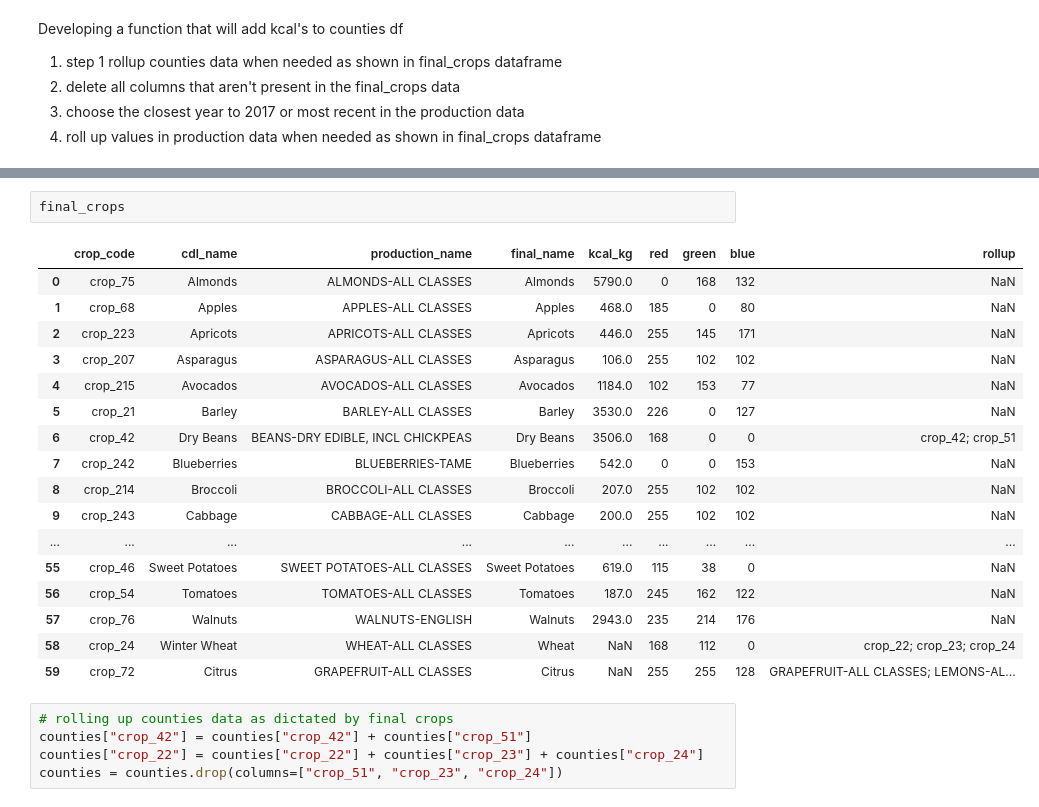
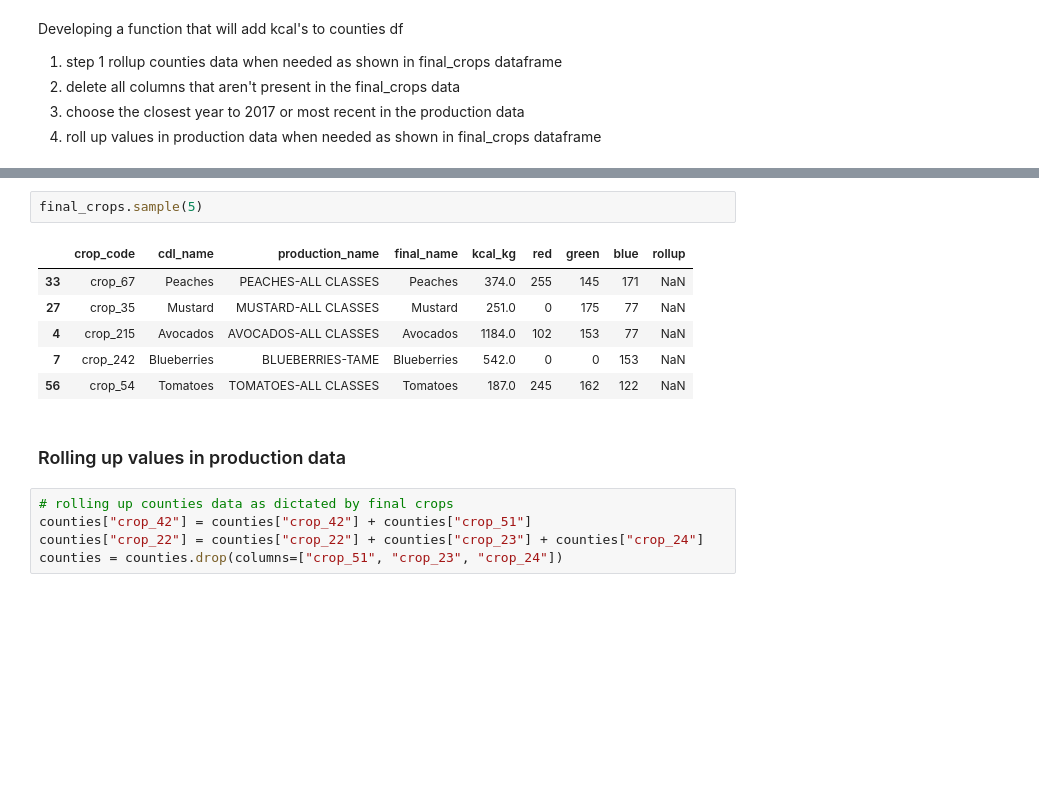
Before and after one commit to earthrise-media/food-system-digital-twin, a Jupyter notebook: origins/county-data.ipynb, the cells around one changed output, grey strips where cells are left out. Saved outputs shown, nothing was run; the diff lists cells and outputs as text; blank space fills up the shorter version.

Commit message:
Origins data v1

```diff
--- a/origins/county-data.ipynb
+++ b/origins/county-data.ipynb
@@ -253,23 +119,14 @@ production
 # %%
-final_crops
+final_crops.sample(5)
 # %% [output]
 |  | crop_code | cdl_name | production_name | final_name | kcal_kg | red | green | blue | rollup |
-| 0 | crop_75 | Almonds | ALMONDS-ALL CLASSES | Almonds | 5790.0 | 0 | 168 | 132 | NaN |
-| 1 | crop_68 | Apples | APPLES-ALL CLASSES | Apples | 468.0 | 185 | 0 | 80 | NaN |
-| 2 | crop_223 | Apricots | APRICOTS-ALL CLASSES | Apricots | 446.0 | 255 | 145 | 171 | NaN |
-| 3 | crop_207 | Asparagus | ASPARAGUS-ALL CLASSES | Asparagus | 106.0 | 255 | 102 | 102 | NaN |
+| 33 | crop_67 | Peaches | PEACHES-ALL CLASSES | Peaches | 374.0 | 255 | 145 | 171 | NaN |
+| 27 | crop_35 | Mustard | MUSTARD-ALL CLASSES | Mustard | 251.0 | 0 | 175 | 77 | NaN |
 | 4 | crop_215 | Avocados | AVOCADOS-ALL CLASSES | Avocados | 1184.0 | 102 | 153 | 77 | NaN |
-| 5 | crop_21 | Barley | BARLEY-ALL CLASSES | Barley | 3530.0 | 226 | 0 | 127 | NaN |
-| 6 | crop_42 | Dry Beans | BEANS-DRY EDIBLE, INCL CHICKPEAS | Dry Beans | 3506.0 | 168 | 0 | 0 | crop_42; crop_51 |
 | 7 | crop_242 | Blueberries | BLUEBERRIES-TAME | Blueberries | 542.0 | 0 | 0 | 153 | NaN |
-| 8 | crop_214 | Broccoli | BROCCOLI-ALL CLASSES | Broccoli | 207.0 | 255 | 102 | 102 | NaN |
-| 9 | crop_243 | Cabbage | CABBAGE-ALL CLASSES | Cabbage | 200.0 | 255 | 102 | 102 | NaN |
-| ... | ... | ... | ... | ... | ... | ... | ... | ... | ... |
-| 55 | crop_46 | Sweet Potatoes | SWEET POTATOES-ALL CLASSES | Sweet Potatoes | 619.0 | 115 | 38 | 0 | NaN |
 | 56 | crop_54 | Tomatoes | TOMATOES-ALL CLASSES | Tomatoes | 187.0 | 245 | 162 | 122 | NaN |
-| 57 | crop_76 | Walnuts | WALNUTS-ENGLISH | Walnuts | 2943.0 | 235 | 214 | 176 | NaN |
-| 58 | crop_24 | Winter Wheat | WHEAT-ALL CLASSES | Wheat | NaN | 168 | 112 | 0 | crop_22; crop_23; crop_24 |
-| 59 | crop_72 | Citrus | GRAPEFRUIT-ALL CLASSES | Citrus | NaN | 255 | 255 | 128 | GRAPEFRUIT-ALL CLASSES; LEMONS-AL... |
+# %% [markdown]
+### Rolling up values in production data
 # %%
 # rolling up counties data as dictated by final crops
 counties["crop_42"] = counties["crop_42"] + counties["crop_51"]
```
Also changed, not shown: parts of 57 cells of this notebook, 5 other files.
